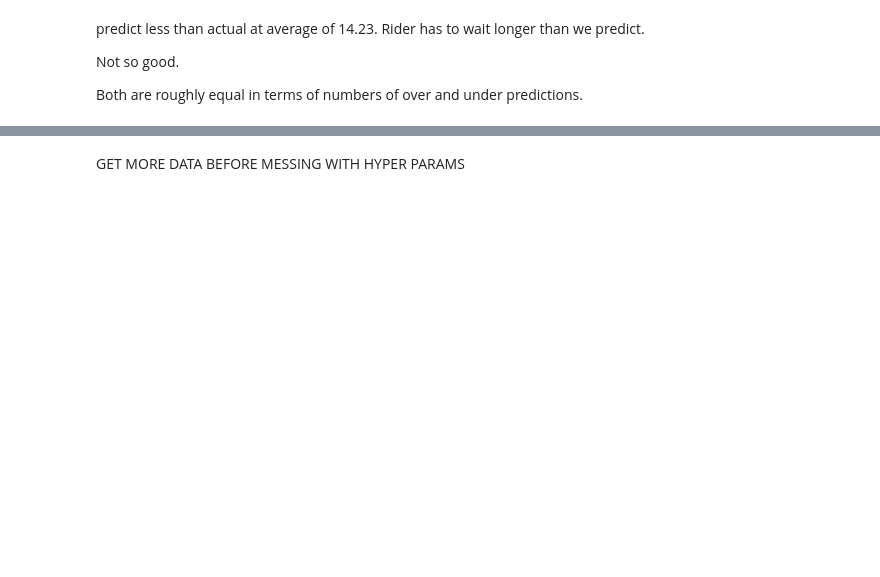
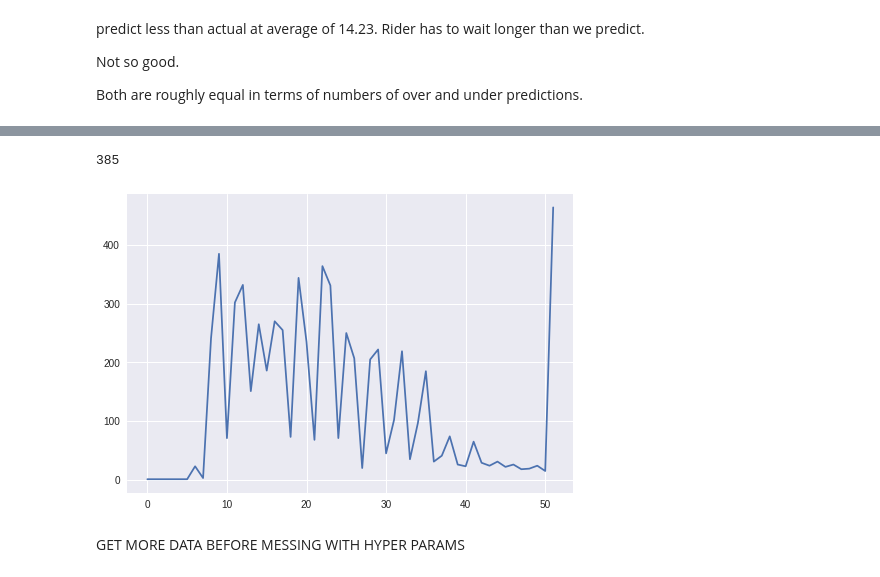
Before and after one commit to fickas/mccain, a Jupyter notebook: keras_2_6_clipped__v2.ipynb, the cells around one changed output, grey strips where cells are left out. Saved outputs shown, nothing was run; the diff lists cells and outputs as text; code cells hidden in the pictures; blank space fills up the shorter version.

```diff
--- a/keras_2_6_clipped__v2.ipynb
+++ b/keras_2_6_clipped__v2.ipynb
@@ -485,0 +615,3 @@ Both are roughly equal in terms of numbers of over and under predictions.
+# %%
+vc = df_26['this_duration'].value_counts()
+vc
@@ -486,2 +636,16 @@ Both are roughly equal in terms of numbers of over and under predictions.
+# %%
+vc[9]
+# %% [output]
+385
+# %%
+
+lists = sorted(vc.items()) # sorted by key, return a list of tuples
+
+xa, ya = zip(*lists) # unpack a list of pairs into two tuples
+
+plt.plot(xa, ya)
+plt.show()
+# %% [output]
+[figure, added]
 # %% [markdown]
 GET MORE DATA BEFORE MESSING WITH HYPER PARAMS
```
Also changed, not shown: parts of 55 cells of this notebook.
